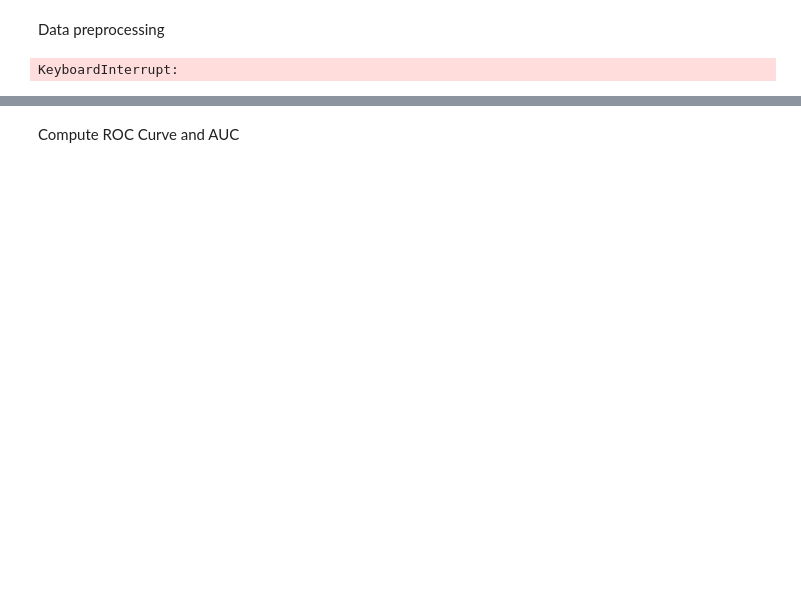
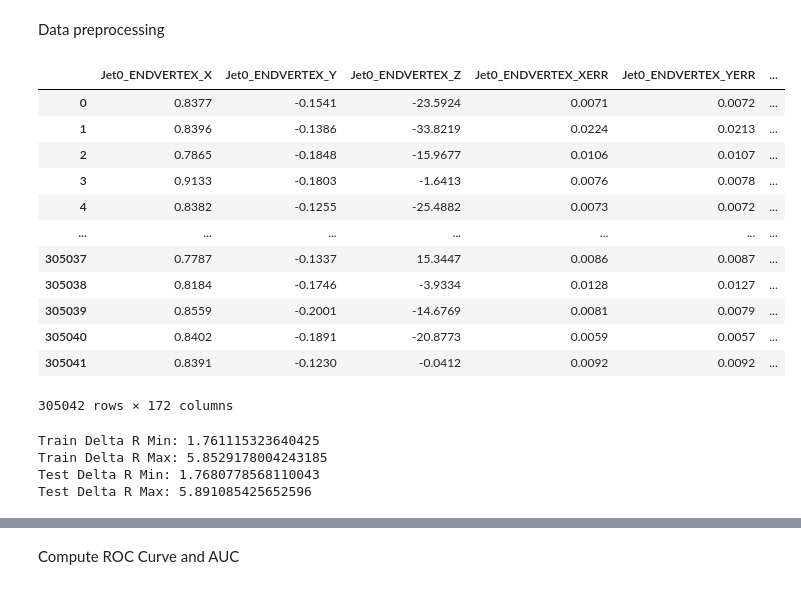
Before and after one commit to gpesticci/Jet-GNN, a Jupyter notebook: GNN.ipynb, the cells around one changed output, grey strips where cells are left out. Cells and saved outputs as stored; diff of their text form; code cells hidden in the pictures; blank space fills up the shorter version.

```diff
--- a/GNN.ipynb
+++ b/GNN.ipynb
@@ -64,3 +85,0 @@ train_cut_df, test_cut_df = train_make_cuts(train_df, test_df)
-# %%
-train_df = train_cut_df
-test_df = test_cut_df
@@ -129,22 +133,40 @@ train_d_cols = [col for col in train_df.columns if "_Daughters" in col]
 test_d_cols = [col for col in test_df.columns if "_Daughters" in col]
 
 # Jet input features
-train_jet_cols = ['Jet0_Eta', 'Jet0_PT', 'Jet0_nmuons', 'Jet0_muon_ProbNNMu', 'Jet0_muon_IPchi2']
-test_jet_cols = ['Jet1_Eta', 'Jet1_PT', 'Jet1_nmuons', 'Jet1_muon_ProbNNMu', 'Jet1_muon_IPchi2']
+train_jet_cols = ['Jet0_Eta', 'Jet0_PT', 'Jet0_nmuons'] #, 'Jet0_nmuons', 'Jet0_muon_ProbNNMu', 'Jet0_muon_IPchi2'] later add DeltaR
+test_jet_cols = ['Jet1_Eta', 'Jet1_PT', 'Jet1_nmuons'] #, 'Jet1_nmuons', 'Jet1_muon_ProbNNMu', 'Jet1_muon_IPchi2'] later add DeltaR
 
-# Features columns (daughter kinematics + Eta and pT)
+# Features columns (daughter kinematics + jet inputs)
 train_f_cols = train_d_cols + train_jet_cols
 test_f_cols = test_d_cols + test_jet_cols
 
-# Duplicate single features for each node and convert strings into float lists
-train_df = duplicate(train_df, ['Jet0_Eta', 'Jet0_PT', 'Jet0_nmuons', 'Jet0_muon_ProbNNMu', 'Jet0_muon_IPchi2'], 'Jet0_nDaughters')
-test_df = duplicate(test_df, ['Jet1_Eta', 'Jet1_PT', 'Jet1_nmuons', 'Jet1_muon_ProbNNMu', 'Jet1_muon_IPchi2'], 'Jet1_nDaughters')
+# Duplicate single features for each node
+train_df = duplicate(train_df, train_jet_cols, 'Jet0_nDaughters')
+test_df = duplicate(test_df, test_jet_cols, 'Jet1_nDaughters')
 
+# Convert strings into float lists
 train_df = convert_to_lists(train_df, train_d_cols)
 test_df = convert_to_lists(test_df, test_d_cols)
 
 # Shuffle data
 train_df = train_df.sample(frac=1).reset_index(drop=True)
 test_df = test_df.sample(frac=1).reset_index(drop=True)
-# %% [output]
-KeyboardInterrupt:
+# %%
+full_train_df = train_df
+full_test_df = test_df
+# %%
+full_train_df
+# %% [output]
+|  | Jet0_ENDVERTEX_X | Jet0_ENDVERTEX_Y | Jet0_ENDVERTEX_Z | Jet0_ENDVERTEX_XERR | Jet0_ENDVERTEX_YERR | ... |
+| 0 | 0.8377 | -0.1541 | -23.5924 | 0.0071 | 0.0072 | ... |
+| 1 | 0.8396 | -0.1386 | -33.8219 | 0.0224 | 0.0213 | ... |
+| 2 | 0.7865 | -0.1848 | -15.9677 | 0.0106 | 0.0107 | ... |
+| 3 | 0.9133 | -0.1803 | -1.6413 | 0.0076 | 0.0078 | ... |
+| 4 | 0.8382 | -0.1255 | -25.4882 | 0.0073 | 0.0072 | ... |
+| ... | ... | ... | ... | ... | ... | ... |
+| 305037 | 0.7787 | -0.1337 | 15.3447 | 0.0086 | 0.0087 | ... |
+| 305038 | 0.8184 | -0.1746 | -3.9334 | 0.0128 | 0.0127 | ... |
+| 305039 | 0.8559 | -0.2001 | -14.6769 | 0.0081 | 0.0079 | ... |
+| 305040 | 0.8402 | -0.1891 | -20.8773 | 0.0059 | 0.0057 | ... |
+| 305041 | 0.8391 | -0.1230 | -0.0412 | 0.0092 | 0.0092 | ... |
+305042 rows × 172 columns
@@ -150,0 +177,11 @@ KeyboardInterrupt:
+# %%
+print(f"Train Delta R Min: {min(full_train_df.DeltaR)}")
+print(f"Train Delta R Max: {max(full_train_df.DeltaR)}")
+
+print(f"Test Delta R Min: {min(full_test_df.DeltaR)}")
+print(f"Test Delta R Max: {max(full_test_df.DeltaR)}")
+# %% [output]
+Train Delta R Min: 1.761115323640425
+Train Delta R Max: 5.8529178004243185
+Test Delta R Min: 1.7680778568110043
+Test Delta R Max: 5.891085425652596
```
Also changed, not shown: parts of 30 cells of this notebook.
